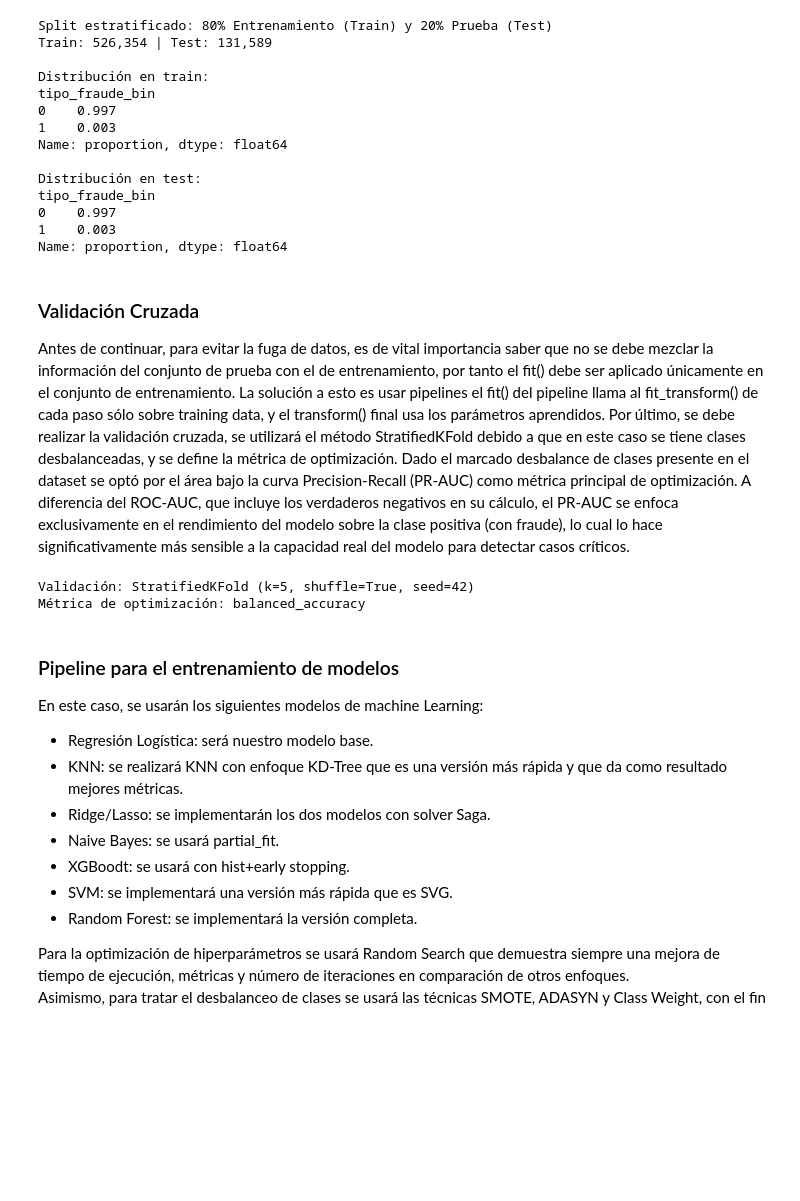
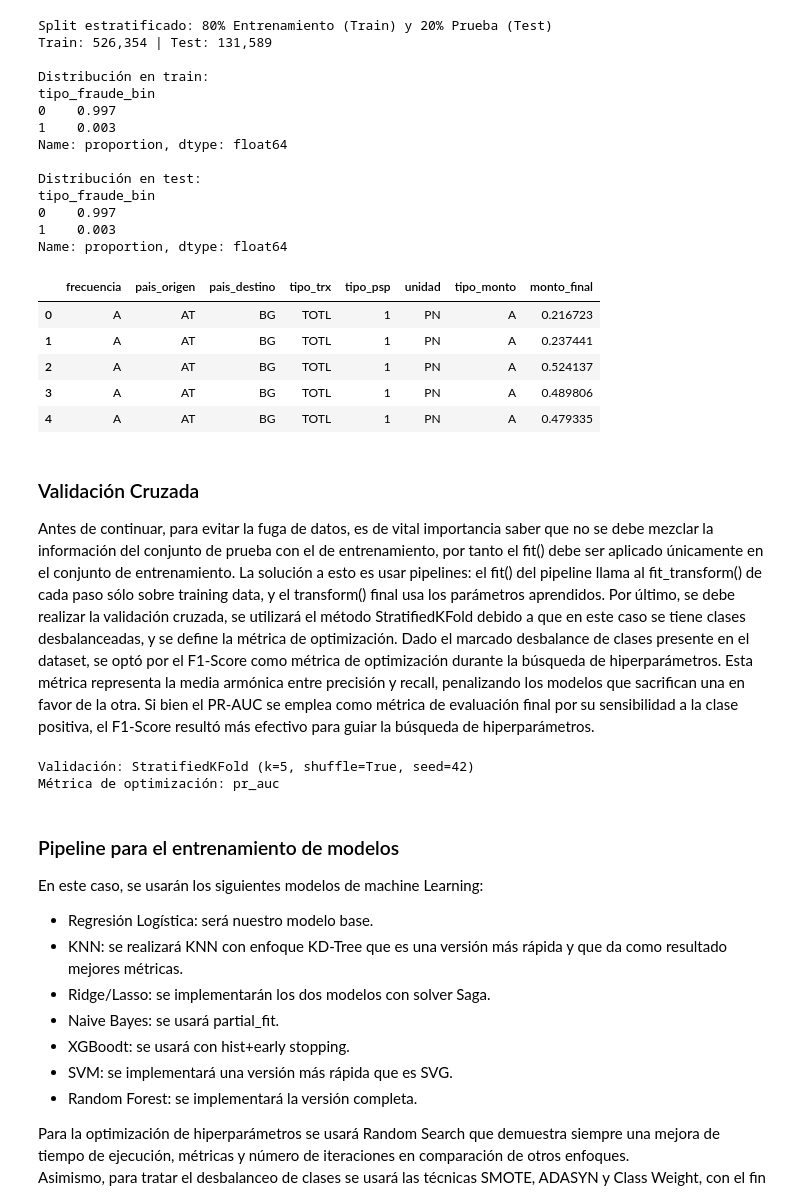
Before and after one commit to T1fff/PaymentTransactionsEUpy, a Jupyter notebook: 04-Modelo.ipynb, the cells around one changed output. Saved outputs shown, nothing was run; the diff lists cells and outputs as text; code cells hidden in the pictures; blank space fills up the shorter version.

```diff
--- a/04-Modelo.ipynb
+++ b/04-Modelo.ipynb
@@ -266,17 +267,26 @@ tipo_fraude_bin
 0    0.997
 1    0.003
 Name: proportion, dtype: float64
+# %%
+X.head()
+# %% [output]
+|  | frecuencia | pais_origen | pais_destino | tipo_trx | tipo_psp | unidad | tipo_monto | monto_final |
+| 0 | A | AT | BG | TOTL | 1 | PN | A | 0.216723 |
+| 1 | A | AT | BG | TOTL | 1 | PN | A | 0.237441 |
+| 2 | A | AT | BG | TOTL | 1 | PN | A | 0.524137 |
+| 3 | A | AT | BG | TOTL | 1 | PN | A | 0.489806 |
+| 4 | A | AT | BG | TOTL | 1 | PN | A | 0.479335 |
 # %% [markdown]
 ###  Validación Cruzada
 
- Antes de continuar, para evitar la fuga de datos, es de vital importancia saber que no se debe mezclar la información del conjunto de prueba con el de entrenamiento, por tanto el fit() debe ser aplicado únicamente en el conjunto de entrenamiento. La solución a esto es usar pipelines el fit() del pipeline llama al fit_transform() de cada paso sólo sobre training data, y el transform() final usa los parámetros aprendidos. Por último, se debe realizar la validación cruzada, se utilizará el método StratifiedKFold debido a que en este caso se tiene clases desbalanceadas, y se define la métrica de optimización. Dado el marcado desbalance de clases presente en el dataset se optó por el área bajo la curva Precision-Recall (PR-AUC) como métrica principal de optimización. A diferencia del ROC-AUC, que incluye los verdaderos negativos en su cálculo, el PR-AUC se enfoca exclusivamente en el rendimiento del modelo sobre la clase positiva (con fraude), lo cual lo hace significativamente más sensible a la capacidad real del modelo para detectar casos críticos.
+Antes de continuar, para evitar la fuga de datos, es de vital importancia saber que no se debe mezclar la información del conjunto de prueba con el de entrenamiento, por tanto el fit() debe ser aplicado únicamente en el conjunto de entrenamiento. La solución a esto es usar pipelines: el fit() del pipeline llama al fit_transform() de cada paso sólo sobre training data, y el transform() final usa los parámetros aprendidos. Por último, se debe realizar la validación cruzada, se utilizará el método StratifiedKFold debido a que en este caso se tiene clases desbalanceadas, y se define la métrica de optimización. Dado el marcado desbalance de clases presente en el dataset, se optó por el F1-Score como métrica de optimización durante la búsqueda de hiperparámetros. Esta métrica representa la media armónica entre precisión y recall, penalizando los modelos que sacrifican una en favor de la otra. Si bien el PR-AUC se emplea como métrica de evaluación final por su sensibilidad a la clase positiva, el F1-Score resultó más efectivo para guiar la búsqueda de hiperparámetros.
 # %%
 from sklearn.metrics import fbeta_score, make_scorer
 
 f2_scorer = make_scorer(fbeta_score, beta=2, pos_label=1)
 
-CV = StratifiedKFold(n_splits=5, shuffle=True, random_state=RANDOM_STATE)
-SCORING = 'balanced_accuracy'
+CV = StratifiedKFold(n_splits=10, shuffle=True, random_state=RANDOM_STATE)
+SCORING = 'pr_auc'
 SCORING_MULTIPLE = {
     'pr_auc'  : 'average_precision',
     'roc_auc' : 'roc_auc',
@@ -290,7 +300,7 @@ print(f"Validación: StratifiedKFold (k=5, shuffle=True, seed={RANDOM_STATE})")
 print(f"Métrica de optimización: {SCORING}")
 # %% [output]
 Validación: StratifiedKFold (k=5, shuffle=True, seed=42)
-Métrica de optimización: balanced_accuracy
+Métrica de optimización: pr_auc
 # %% [markdown]
 ### Pipeline para el entrenamiento de modelos
 
```
Also changed, not shown: parts of 19 cells of this notebook, 7 other files.
